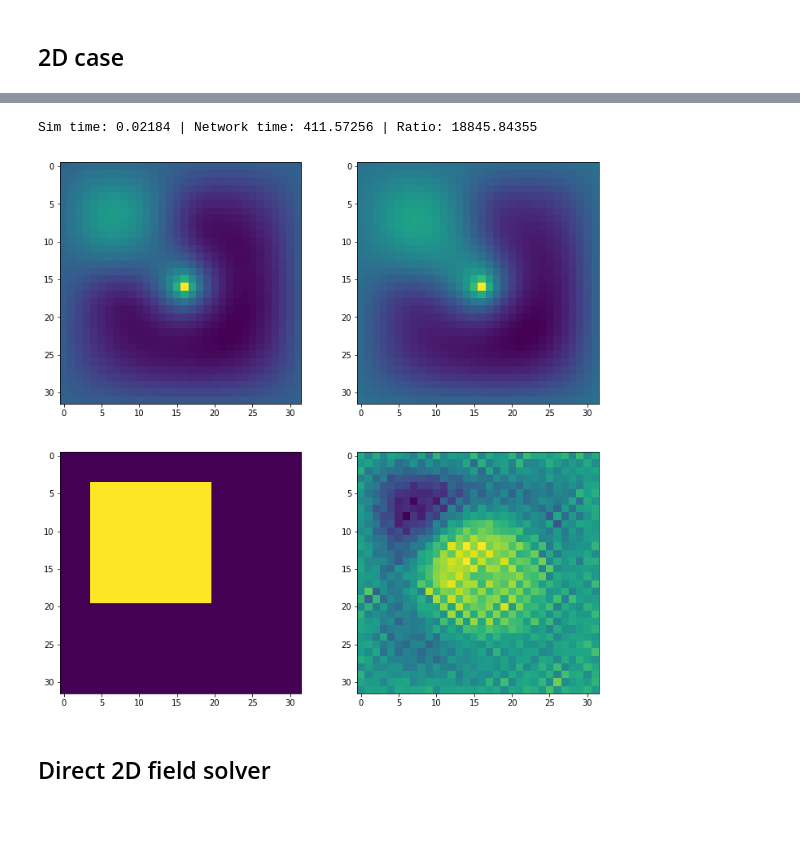
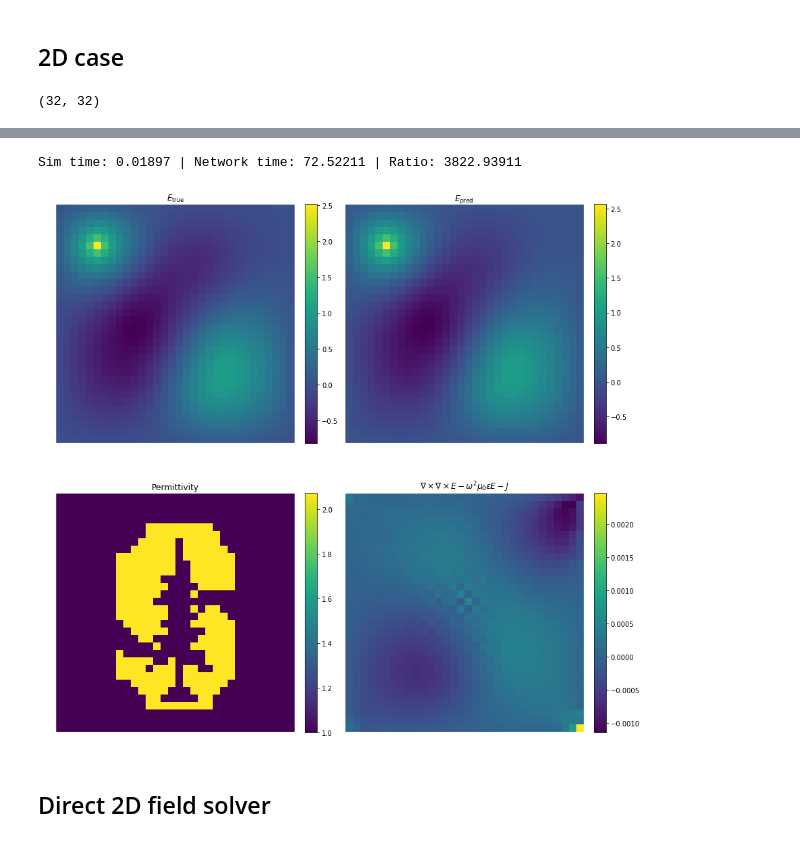
Before and after one commit to bencbartlett/neural-maxwell, a Jupyter notebook: neural_maxwell/notebooks/Single_epsilon_solver.ipynb, the cells around one changed output, grey strips where cells are left out. Saved outputs shown, nothing was run; the diff lists cells and outputs as text; code cells hidden in the pictures.

```diff
--- a/neural_maxwell/notebooks/Single_epsilon_solver.ipynb
+++ b/neural_maxwell/notebooks/Single_epsilon_solver.ipynb
@@ -447,6 +549,7 @@ class MaxwellDense2D(nn.Module):
 # %%
-def neural_field_2dsolve(epsilons, src_x=32, target_loss=1e-5, max_epochs=1e4, lr=1e-5):
-    model = MaxwellDense2D(size=len(epsilons)).to(device)
+def neural_field_2dsolve(epsilons, src_x=16, src_y=16, target_loss=1e-5, max_epochs=1e4, lr=1e-5):
+#     model = MaxwellDense2D(size=len(epsilons)).to(device)
+    model = MaxwellConv2Dv2(size=len(epsilons), src_x=src_x, src_y=src_y, drop_p=0).to(device)
     criterion = nn.MSELoss().to(device)
     optimizer = torch.optim.Adam(model.parameters(), lr=lr)
     epsilons = torch.tensor([epsilons]).float().to(device)
@@ -470,15 +573,15 @@ def neural_field_2dsolve(epsilons, src_x=32, target_loss=1e-5, max_epochs=1e4, l
     model.eval()
     return model.get_fields(epsilons)[0].cpu().detach().numpy(), model(epsilons)[0].cpu().detach().numpy()
 # %%
-def neural_solve_2dplot(epsilons, target_loss=1e-5, max_epochs=1e4, lr=1e-5):
+def neural_solve_2dplot(epsilons, src_x=16, src_y=16, target_loss=1e-5, max_epochs=1e4, lr=1e-5):
     start = time()
-    _, src_x, src_y, Hx, Hy, Ez = Cavity2D(device_length=len(epsilons), cavity_buffer=4).solve(epsilons, omega=OMEGA_1550)
+    _, _, _, _, _, Ez = Cavity2D(device_length=len(epsilons), cavity_buffer=4).solve(epsilons, omega=OMEGA_1550, src_x=src_x+4, src_y=src_y+4)
     sim_time = time() - start
 
     Ez = np.real(Ez)[4:-4, 4:-4]
 
     start = time()
-    Ez_pred, outputs = neural_field_2dsolve(epsilons, target_loss=target_loss, max_epochs=max_epochs, lr=lr)
+    Ez_pred, outputs = neural_field_2dsolve(epsilons, src_x=src_x, src_y=src_y, target_loss=target_loss, max_epochs=max_epochs, lr=lr)
     network_time = time() - start
 
     print("Sim time: {:.5f} | Network time: {:.5f} | Ratio: {:.5f}".format(
@@ -489,21 +592,38 @@ def neural_solve_2dplot(epsilons, target_loss=1e-5, max_epochs=1e4, lr=1e-5):
     Ez_pred *= scale_ratio
 
     f, ax = plt.subplots(2, 2, figsize=(12,12))
-    ax[0,0].imshow(Ez_pred)
-    ax[0,1].imshow(Ez)
-    ax[1,0].imshow(epsilons)
-    ax[1,1].imshow(outputs)
+    f.tight_layout()
+    im_Ez = ax[0,0].imshow(Ez)
+    plt.colorbar(im_Ez, ax=ax[0,0], fraction=0.046, pad=0.04)
+    ax[0,0].axis('off')
+    ax[0,0].set_title("$E_\mathrm{true}$")
+
+    im_Ez_pred = ax[0,1].imshow(Ez_pred)
+    plt.colorbar(im_Ez_pred, ax=ax[0,1], fraction=0.046, pad=0.04)
+    ax[0,1].axis('off')
+    ax[0,1].set_title("$E_\mathrm{pred}$")
+
+    im_eps = ax[1,0].imshow(epsilons)
+    plt.colorbar(im_eps, ax=ax[1,0], fraction=0.046, pad=0.04)
+    ax[1,0].axis('off')
+    ax[1,0].set_title("Permittivity")
+
+    im_out = ax[1,1].imshow(outputs)
+    plt.colorbar(im_out, ax=ax[1,1], fraction=0.046, pad=0.04)
+    ax[1,1].axis('off')
+    ax[1,1].set_title("$\\nabla \\times \\nabla \\times E - \omega^2 \mu_0 \epsilon E - J$")
 
     plt.show()
 # %%
-eps2 = np.ones((32, 32))
-eps2[4:20, 4:20] = 2.5
-
-neural_solve_2dplot(eps2, target_loss=1e-6, max_epochs=1e4)
+# eps2 = np.ones((32, 32))
+# eps2[4:20, 4:20] = 2.5
+print(stanford_epsilons.shape)
+neural_solve_2dplot(stanford_epsilons, src_x=5, src_y=5, target_loss=1e-7, max_epochs=1e4)
 # %% [output]
+(32, 32)
 [interactive output not drawn]
-Sim time: 0.02184 | Network time: 411.57256 | Ratio: 18845.84355
+Sim time: 0.01897 | Network time: 72.52211 | Ratio: 3822.93911
-[figure, old version]
+[figure, new version]
 # %% [markdown]
 ## Direct 2D field solver
 # %%
```
Also changed, not shown: parts of 3 cells of this notebook, 4 other files.
